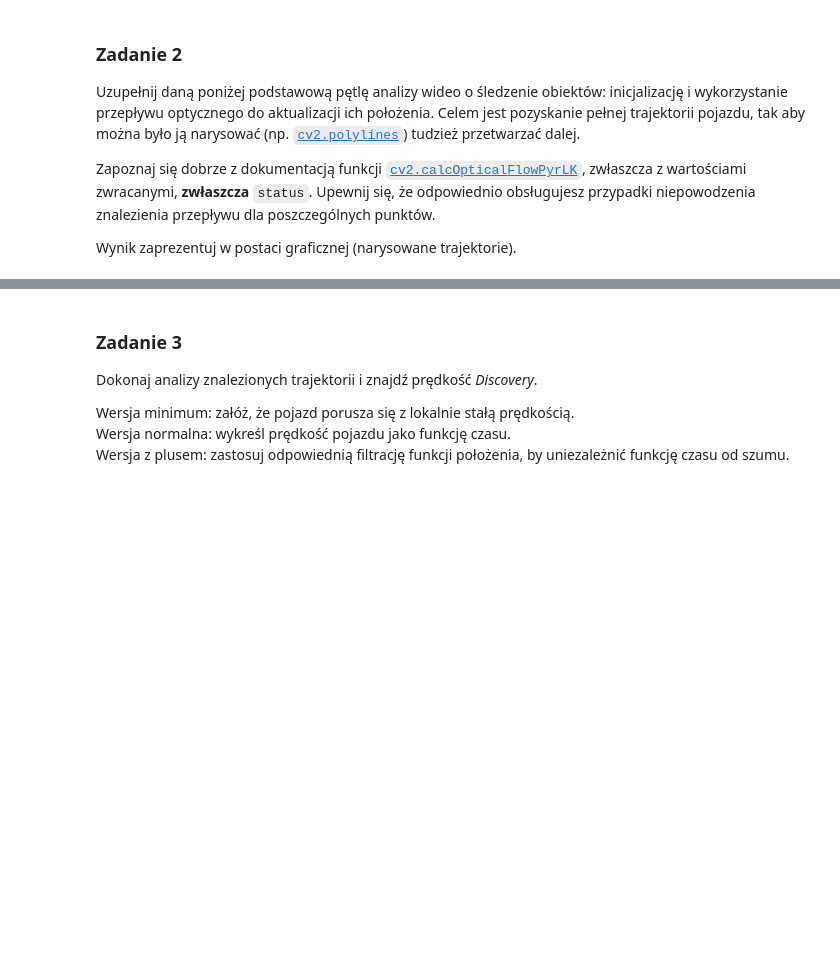
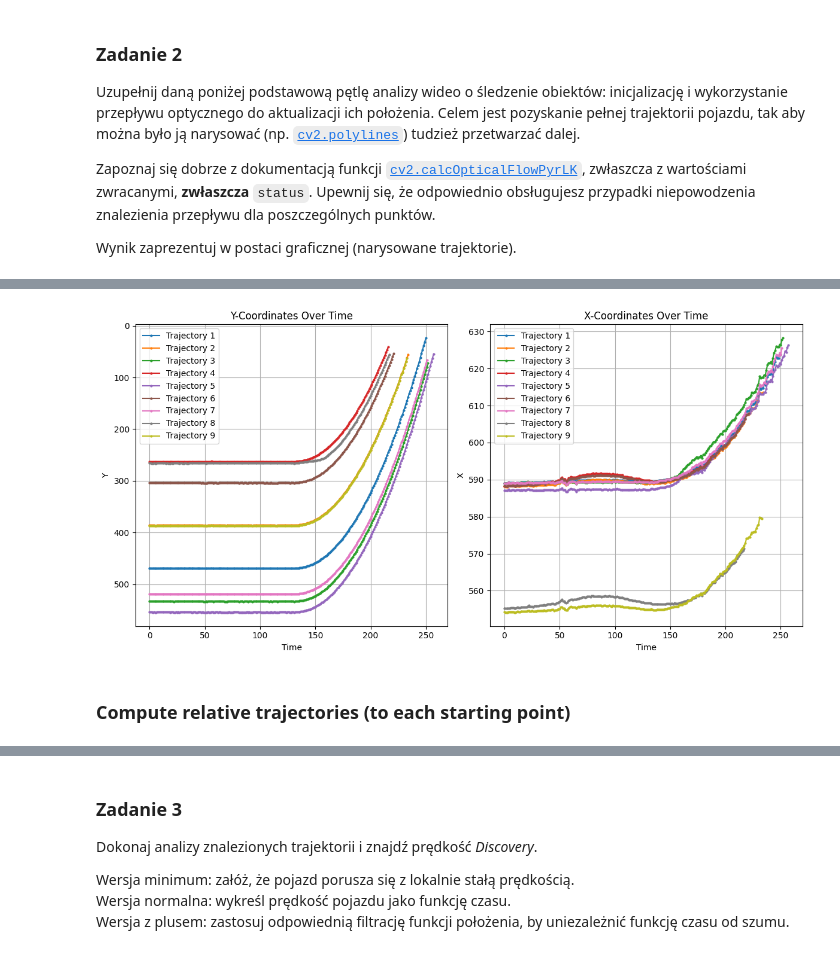
Before and after one commit to piotrdurniat/image-and-video-analysis-and-processing, a Jupyter notebook: lab8/Lab8.2_zadanie.ipynb, the cells around one changed output, grey strips where cells are left out. Drawn from its saved outputs; the diff is of its cells as text; code cells hidden in the pictures; blank space fills up the shorter version.

```diff
--- a/lab8/Lab8.2_zadanie.ipynb
+++ b/lab8/Lab8.2_zadanie.ipynb
@@ -325,0 +428,6 @@ html_video.save("output.mp4")
+# %%
+plot_trajectories_time(new_trajectories)
+# %% [output]
+[figure, added]
+# %% [markdown]
+### Compute relative trajectories (to each starting point)
```
Also changed, not shown: parts of 20 cells of this notebook, 3 other files.
